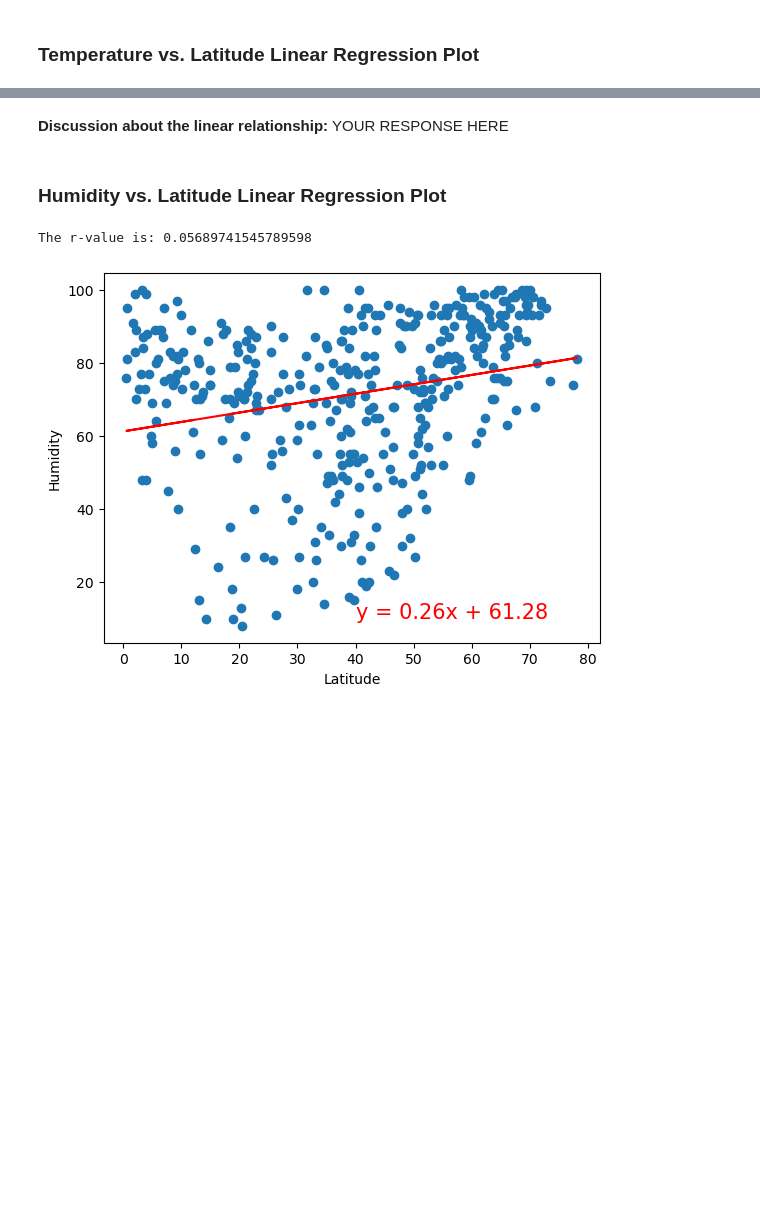
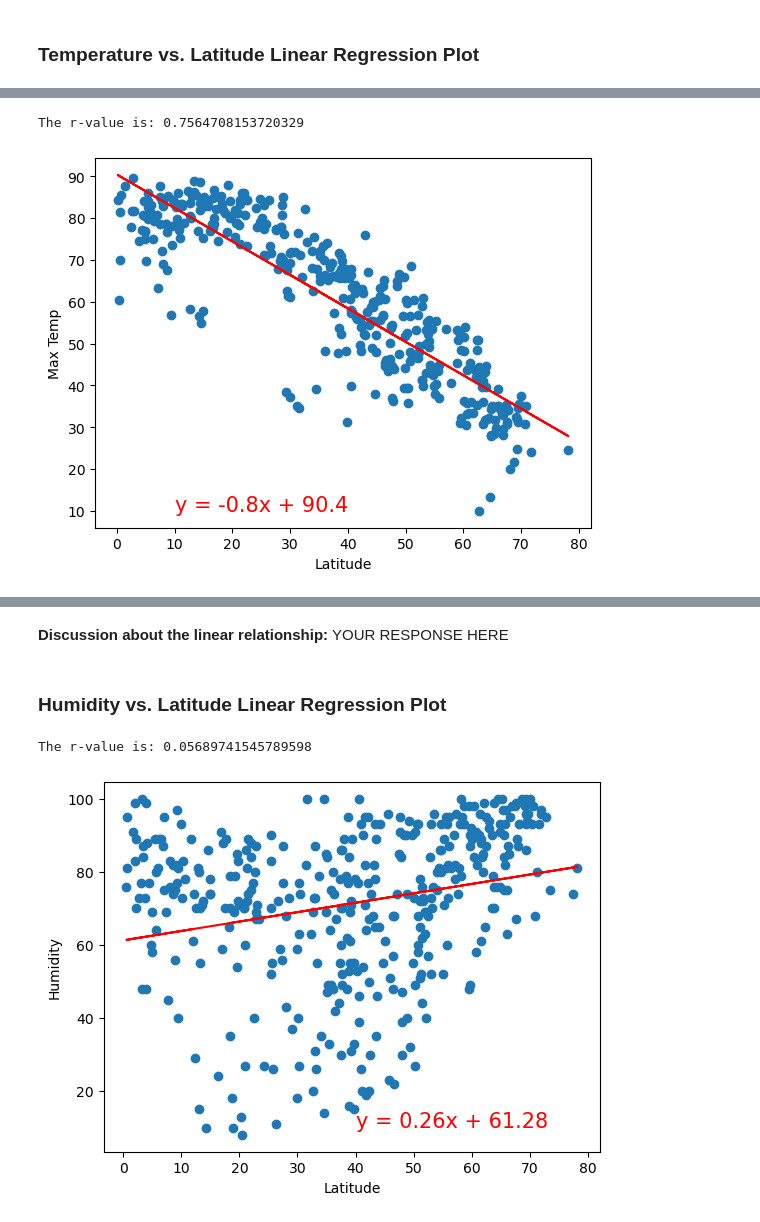
Before and after one commit to kgndirangu/python-api-challenge, a Jupyter notebook: WeatherPy/WeatherPy_KN.ipynb, the cells around one changed output, grey strips where cells are left out. Drawn from its saved outputs; the diff is of its cells as text; code cells hidden in the pictures; blank space fills up the shorter version.

```diff
--- a/WeatherPy/WeatherPy_KN.ipynb
+++ b/WeatherPy/WeatherPy_KN.ipynb
@@ -284,3 +289,19 @@ plt.show()
+# %%
+# Define a function to create Linear Regression plots
+
+def linearplot(x, y, x_, y_):
+    plt.scatter(x, y)
+
+
+    (slope, intercept, rvalue, pvalue, stderr) = linregress(x, y)
+    regress_values = x * slope + intercept
+    plt.plot(x, regress_values, color="red")
+    line_eq = "y = " + str(round(slope,2)) + "x + " + str(round(intercept,2))
+    plt.annotate(line_eq, (x_, y_), color = "red", fontsize = 15)
+    plt.xlabel("Latitude")
+    plt.ylabel(y.name)
+    print(f"The r-value is: {rvalue**2}")
+    plt.show()
 # %%
 # Create a DataFrame with the Northern Hemisphere data (Latitude >= 0)
 
@@ -320,0 +335,10 @@ The r-value is: 0.4121057168607245
+# %%
+# Linear regression on Northern Hemisphere
+
+
+x = northern_hemi_df["Lat"]
+y = northern_hemi_df["Max Temp"]
+linearplot(x, y, 10, 10)
+# %% [output]
+The r-value is: 0.7564708153720329
+[figure, added]
```
Also changed, not shown: parts of 11 cells of this notebook.
